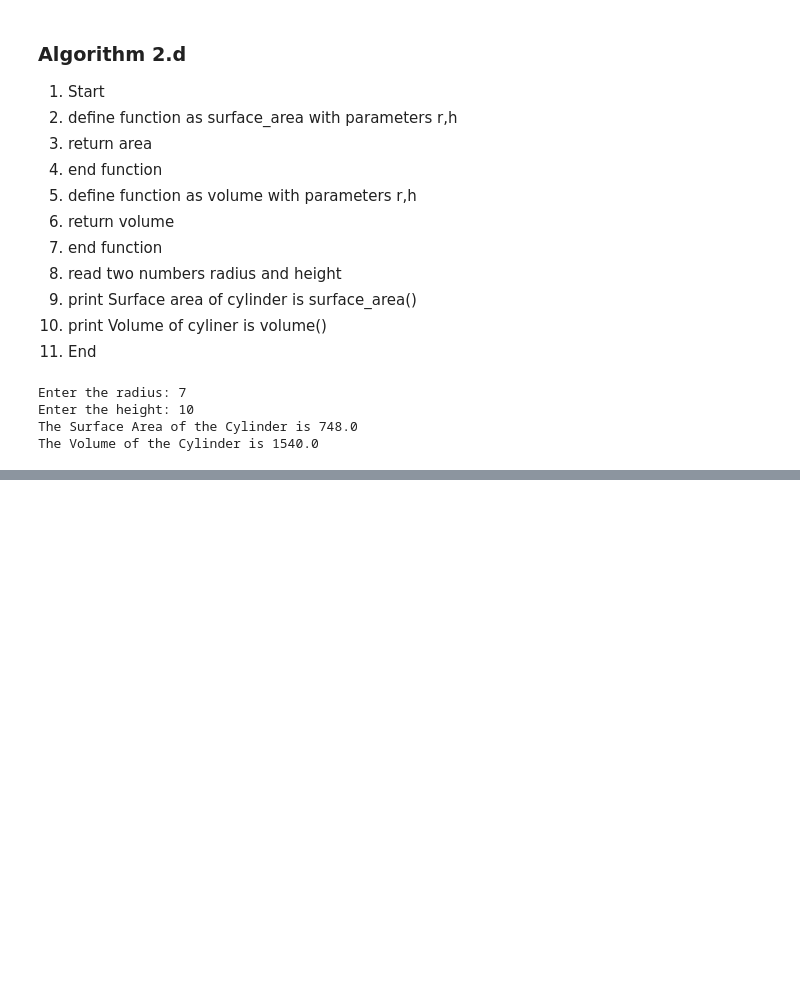
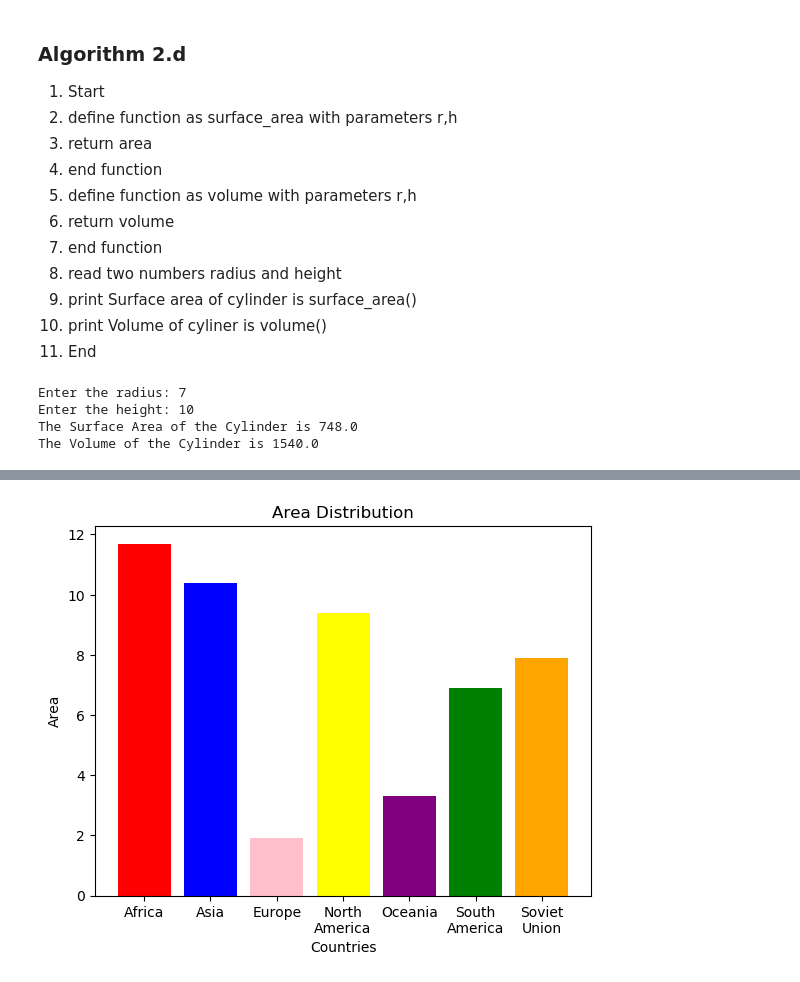
Before and after one commit to TejasRanjith/Lab, a Jupyter notebook: PythonLab/Untitled.ipynb, the cells around one changed output, grey strips where cells are left out. Saved outputs shown, nothing was run; the diff lists cells and outputs as text; code cells hidden in the pictures; blank space fills up the shorter version.

```diff
--- a/PythonLab/Untitled.ipynb
+++ b/PythonLab/Untitled.ipynb
@@ -287,0 +417,11 @@ After comparing, Both tuples are not equal...
+# %%
+countries=["Africa","Asia","Europe","North\nAmerica","Oceania","South\nAmerica","Soviet\nUnion"]
+values=[11.7,10.4,1.9,9.4,3.3,6.9,7.9]
+plt.bar(countries,values,color=["red","blue","pink","yellow","purple","green","orange"])
+plt.xlabel("Countries")
+plt.ylabel("Area")
+plt.title("Area Distribution")
+
+plt.show()
+# %% [output]
+[figure, added]
```
Also changed, not shown: parts of 17 cells of this notebook.
